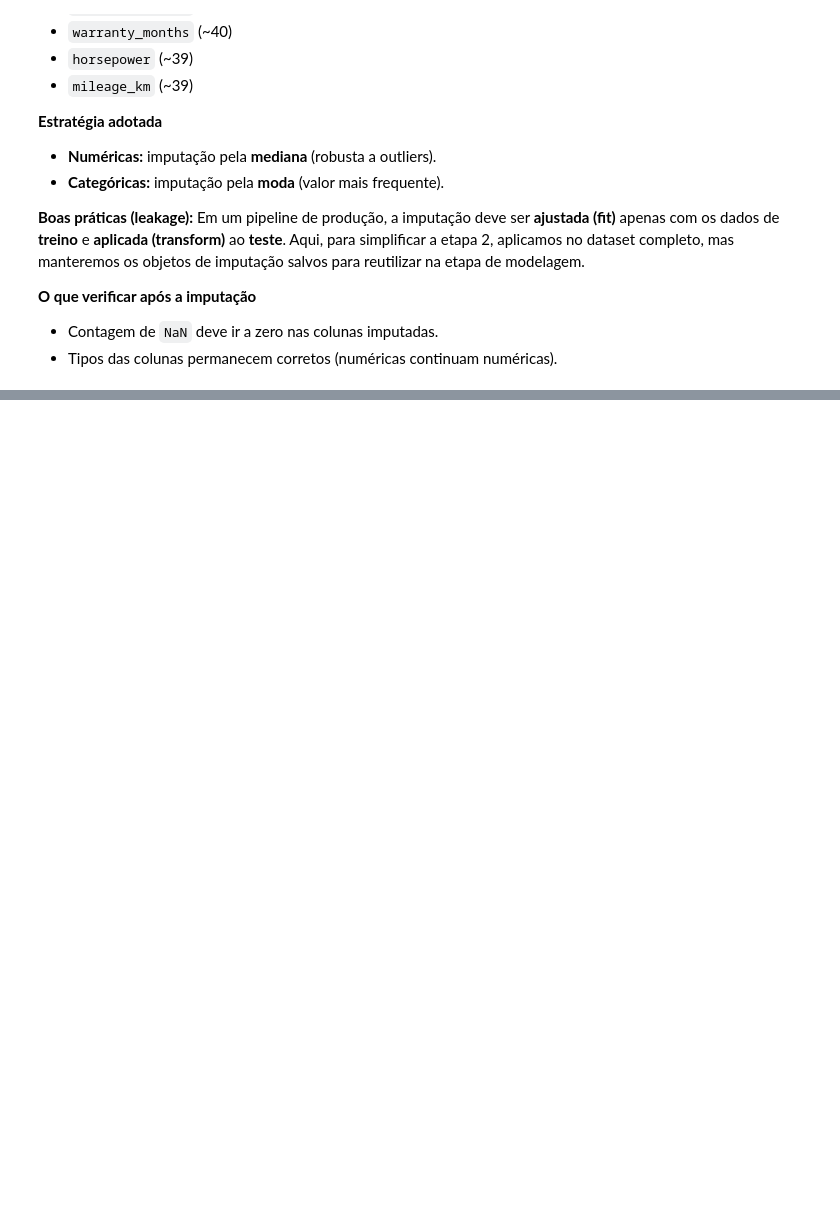
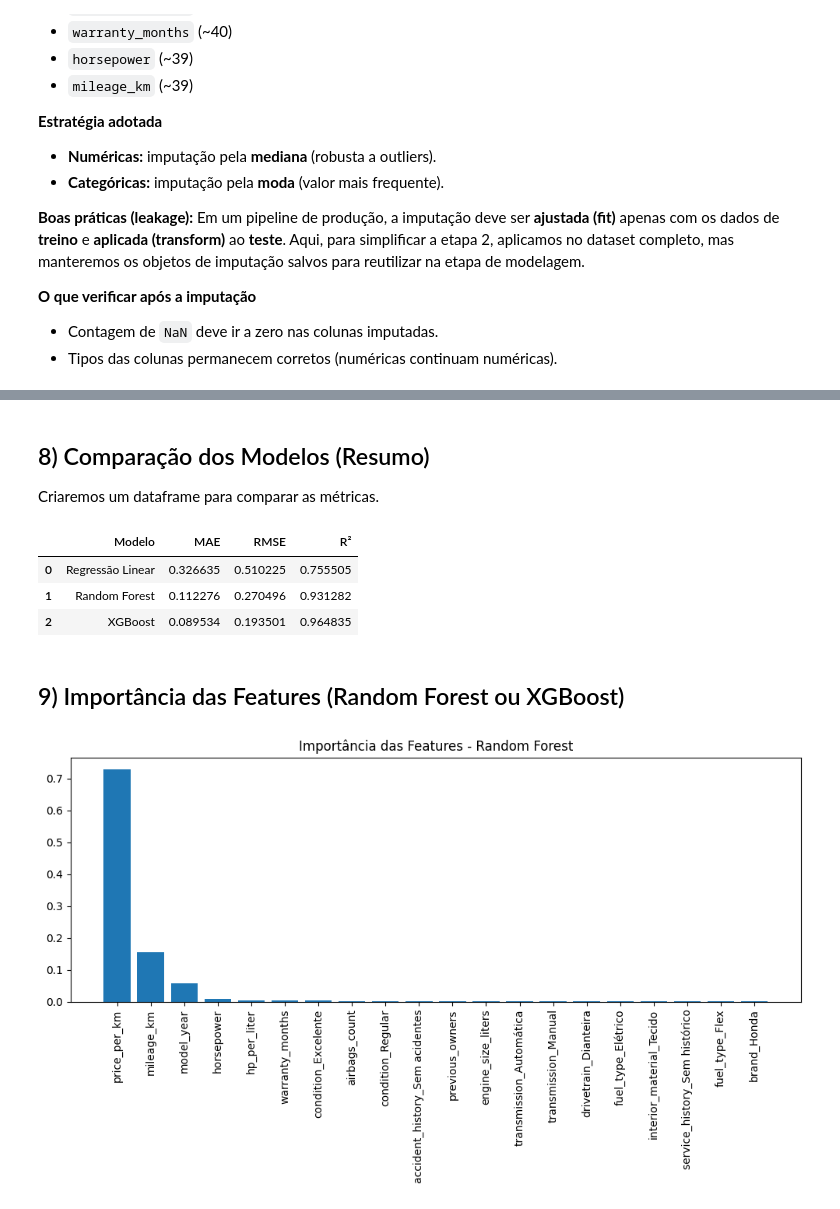
Before and after one commit to LuizGuilherme07/TrabalhoDurvalML, a Jupyter notebook: Machine_Learn.ipynb, the cells around one changed output, grey strips where cells are left out. Cells and saved outputs as stored; diff of their text form; code cells hidden in the pictures; blank space fills up the shorter version.

```diff
--- a/Machine_Learn.ipynb
+++ b/Machine_Learn.ipynb
@@ -1660,0 +1433,11 @@ ValueError: could not convert string to float: 'Hyundai'
+# %%
+import pandas as pd
+from sklearn.model_selection import train_test_split
+from sklearn.linear_model import LinearRegression
+from sklearn.ensemble import RandomForestRegressor
+from xgboost import XGBRegressor
+from sklearn.metrics import mean_absolute_error, mean_squared_error, r2_score
+import numpy as np
+
+df = pd.read_csv("data/used_cars_clean.csv")
+df.head()
@@ -1660,0 +1491,6 @@ ValueError: could not convert string to float: 'Hyundai'
+# %%
+modelo_lr = LinearRegression()
+modelo_lr.fit(X_train, y_train)
+
+pred_lr = modelo_lr.predict(X_test)
+avaliar_modelo("Regressão Linear", y_test, pred_lr)
@@ -1660,0 +1507,11 @@ ValueError: could not convert string to float: 'Hyundai'
+# %%
+modelo_rf = RandomForestRegressor(
+    n_estimators=300,
+    max_depth=None,
+    random_state=42
+)
+
+modelo_rf.fit(X_train, y_train)
+
+pred_rf = modelo_rf.predict(X_test)
+avaliar_modelo("Random Forest", y_test, pred_rf)
@@ -1660,0 +1547,42 @@ ValueError: could not convert string to float: 'Hyundai'
+# %% [markdown]
+## 8) Comparação dos Modelos (Resumo)
+
+Criaremos um dataframe para comparar as métricas.
+# %%
+resultados = []
+
+def registrar_resultado(nome, y_true, y_pred):
+    resultados.append([
+        nome,
+        mean_absolute_error(y_true, y_pred),
+        np.sqrt(mean_squared_error(y_true, y_pred)),
+        r2_score(y_true, y_pred)
+    ])
+
+registrar_resultado("Regressão Linear", y_test, pred_lr)
+registrar_resultado("Random Forest", y_test, pred_rf)
+registrar_resultado("XGBoost", y_test, pred_xgb)
+
+df_resultados = pd.DataFrame(resultados, columns=["Modelo", "MAE", "RMSE", "R²"])
+df_resultados
+# %% [output]
+|  | Modelo | MAE | RMSE | R² |
+| 0 | Regressão Linear | 0.326635 | 0.510225 | 0.755505 |
+| 1 | Random Forest | 0.112276 | 0.270496 | 0.931282 |
+| 2 | XGBoost | 0.089534 | 0.193501 | 0.964835 |
+# %% [markdown]
+## 9) Importância das Features (Random Forest ou XGBoost)
+# %%
+import matplotlib.pyplot as plt
+
+importances = modelo_rf.feature_importances_
+indices = np.argsort(importances)[::-1]
+
+plt.figure(figsize=(10,6))
+plt.title("Importância das Features - Random Forest")
+plt.bar(range(20), importances[indices][:20], align="center")
+plt.xticks(range(20), X.columns[indices][:20], rotation=90)
+plt.tight_layout()
+plt.show()
+# %% [output]
+[figure, added]
```
Also changed, not shown: parts of 50 cells of this notebook.
